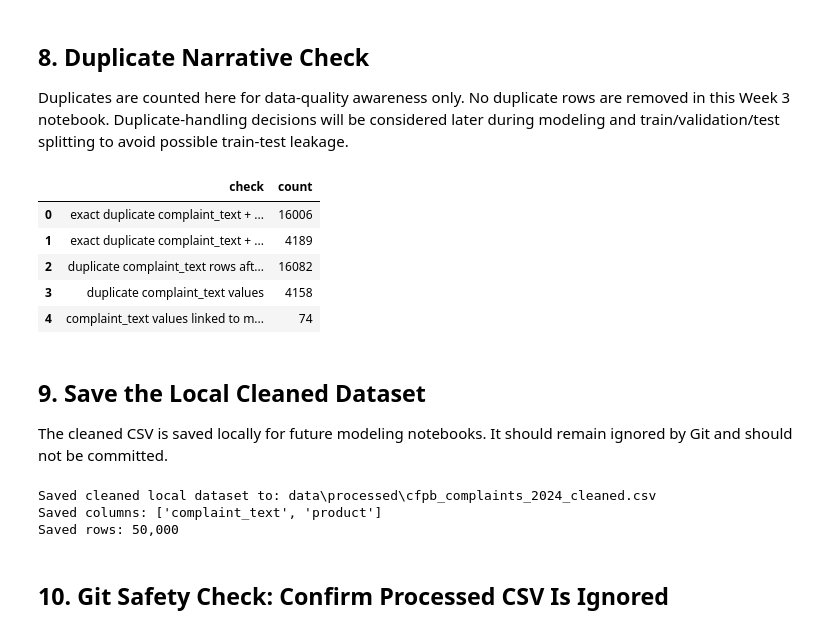
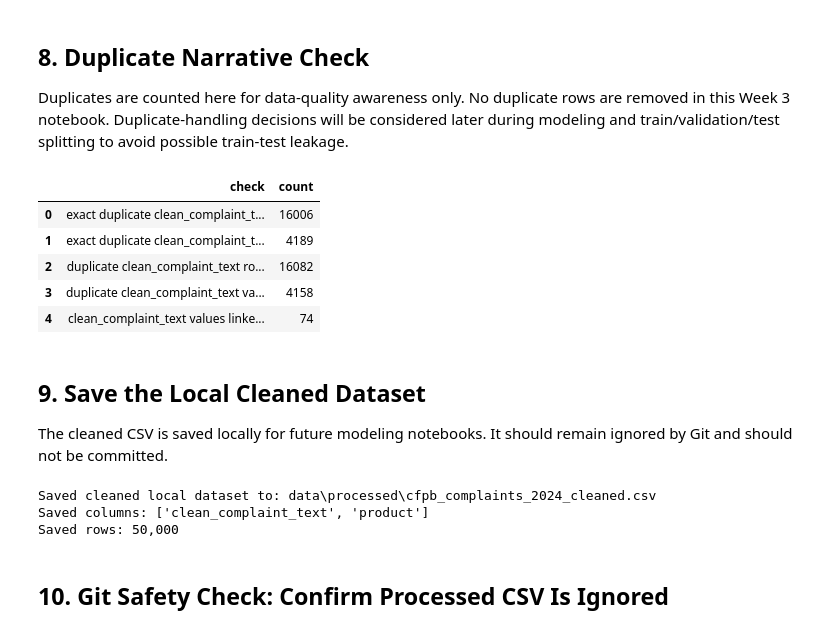
Before and after one commit to rihua-tech/financial-complaint-auto-routing-nlp, a Jupyter notebook: notebooks/02_eda_cleaning.ipynb, the cells around one changed output. Saved outputs shown, nothing was run; the diff lists cells and outputs as text; code cells hidden in the pictures.

```diff
--- a/notebooks/02_eda_cleaning.ipynb
+++ b/notebooks/02_eda_cleaning.ipynb
@@ -174,11 +174,11 @@ def clean_complaint_text(value: object) -> str:
 
 
 cleaned_df = raw_df.loc[~rows_to_remove_mask, [TEXT_COLUMN, TARGET_COLUMN]].copy()
-cleaned_df["complaint_text"] = cleaned_df[TEXT_COLUMN].map(clean_complaint_text)
+cleaned_df["clean_complaint_text"] = cleaned_df[TEXT_COLUMN].map(clean_complaint_text)
 cleaned_df["product"] = cleaned_df[TARGET_COLUMN].astype("string").str.strip()
-cleaned_df = cleaned_df[["complaint_text", "product"]]
+cleaned_df = cleaned_df[["clean_complaint_text", "product"]]
 
-empty_after_cleaning_mask = cleaned_df["complaint_text"].str.len().eq(0) | cleaned_df["product"].astype("string").str.len().eq(0)
+empty_after_cleaning_mask = cleaned_df["clean_complaint_text"].str.len().eq(0) | cleaned_df["product"].astype("string").str.len().eq(0)
 rows_empty_after_cleaning = int(empty_after_cleaning_mask.sum())
 
 if rows_empty_after_cleaning:
@@ -260,48 +260,48 @@ Number of unique product labels: 11
 
 Duplicates are counted here for data-quality awareness only. No duplicate rows are removed in this Week 3 notebook. Duplicate-handling decisions will be considered later during modeling and train/validation/test splitting to avoid possible train-test leakage.
 # %%
-exact_duplicate_pair_rows = int(cleaned_df.duplicated(subset=["complaint_text", "product"]).sum())
+exact_duplicate_pair_rows = int(cleaned_df.duplicated(subset=["clean_complaint_text", "product"]).sum())
 
 duplicate_pair_groups = (
-    cleaned_df.groupby(["complaint_text", "product"])
+    cleaned_df.groupby(["clean_complaint_text", "product"])
     .size()
     .gt(1)
     .sum()
 )
 
-duplicate_text_rows = int(cleaned_df.duplicated(subset=["complaint_text"]).sum())
-duplicate_text_values = int(cleaned_df["complaint_text"].value_counts().gt(1).sum())
+duplicate_text_rows = int(cleaned_df.duplicated(subset=["clean_complaint_text"]).sum())
+duplicate_text_values = int(cleaned_df["clean_complaint_text"].value_counts().gt(1).sum())
 
-text_product_counts = cleaned_df.groupby("complaint_text")["product"].nunique()
+text_product_counts = cleaned_df.groupby("clean_complaint_text")["product"].nunique()
 texts_with_multiple_products = int(text_product_counts.gt(1).sum())
 
 duplicate_narrative_summary = pd.DataFrame(
     {
         "check": [
-            "exact duplicate complaint_text + product rows after first occurrence",
-            "exact duplicate complaint_text + product groups",
-            "duplicate complaint_text rows after first occurrence",
-            "duplicate complaint_text values",
-            "complaint_text values linked to more than one product label",
+            "exact duplicate clean_complaint_text + product rows after first occurrence",
+            "exact duplicate clean_complaint_text + product groups",
+            "duplicate clean_complaint_text rows after first occurrence",
+            "duplicate clean_complaint_text values",
+            "clean_complaint_text values linked to more than one product label",
         ],
         "count": [
             exact_duplicate_pair_rows,
             int(duplicate_pair_groups),
             duplicate_text_rows,
             duplicate_text_values,
             texts_with_multiple_products,
         ],
     }
 )
 
 display(duplicate_narrative_summary)
 # %% [output]
 |  | check | count |
-| 0 | exact duplicate complaint_text + ... | 16006 |
-| 1 | exact duplicate complaint_text + ... | 4189 |
-| 2 | duplicate complaint_text rows aft... | 16082 |
-| 3 | duplicate complaint_text values | 4158 |
-| 4 | complaint_text values linked to m... | 74 |
+| 0 | exact duplicate clean_complaint_t... | 16006 |
+| 1 | exact duplicate clean_complaint_t... | 4189 |
+| 2 | duplicate clean_complaint_text ro... | 16082 |
+| 3 | duplicate clean_complaint_text va... | 4158 |
+| 4 | clean_complaint_text values linke... | 74 |
 # %% [markdown]
 ## 9. Save the Local Cleaned Dataset
 
@@ -315,7 +315,7 @@ print(f"Saved columns: {list(cleaned_df.columns)}")
 print(f"Saved rows: {len(cleaned_df):,}")
 # %% [output]
 Saved cleaned local dataset to: data\processed\cfpb_complaints_2024_cleaned.csv
-Saved columns: ['complaint_text', 'product']
+Saved columns: ['clean_complaint_text', 'product']
 Saved rows: 50,000
 # %% [markdown]
 ## 10. Git Safety Check: Confirm Processed CSV Is Ignored
```
Also changed, not shown: parts of 6 cells of this notebook, 2 other files.
